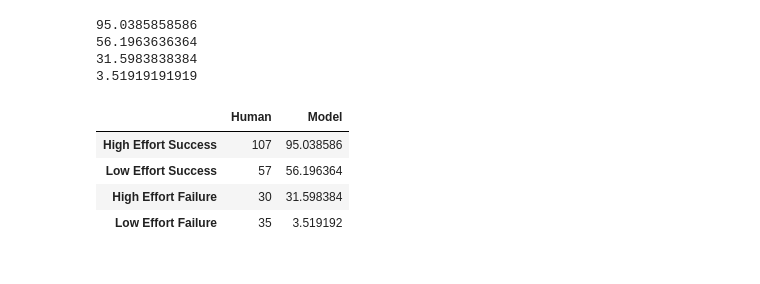
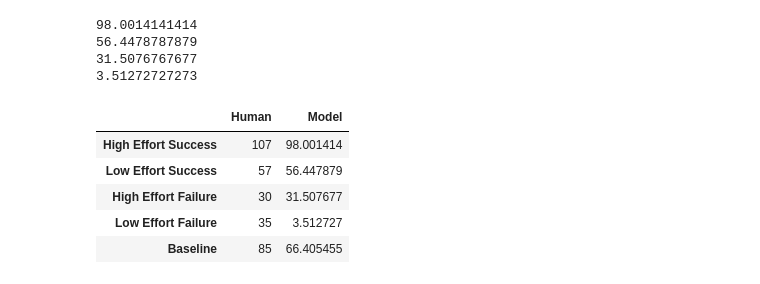
Before and after one commit to jlnrd/Effort, a Jupyter notebook: Effort_cogsci_2017.ipynb, the cells around one changed output. Cells and saved outputs as stored; diff of their text form; code cells hidden in the pictures.

```diff
--- a/Effort_cogsci_2017.ipynb
+++ b/Effort_cogsci_2017.ipynb
@@ -152,6 +183,8 @@ effort_high_success,skill_high_success = get_your_effort(REWARD,COST,sampled_dif
 effort_low_success,skill_low_success = get_your_effort(REWARD,COST,sampled_diff_low)
 effort_high_fail,skill_high_fail = get_your_effort(REWARD,COST,sampled_diff_high_fail)
 effort_low_fail,skill_low_fail = get_your_effort(REWARD,COST,sampled_diff_low_fail)
+
+effort_baseline, skill_baseline = get_your_effort(REWARD, COST, np.random.beta(tao_skill*u_skill,(1-u_skill)*tao_skill, size=1000))
 # %%
 df = []
 for s, e in zip(skill_high_success, effort_high_success):
@@ -182,9 +215,18 @@ for s, e in zip(skill_low_fail, effort_low_fail):
             'condition':'Low Effort Failure'
         })
 
+for s, e in zip(skill_baseline, effort_baseline):
+    df.append({
+            'skill':s,
+            'effort':e,
+            'condition':'Baseline'
+        })
+
 df = pd.DataFrame(df)
 
 sns.lmplot(x="skill", y="effort", hue="condition", scatter=False, ci=None, data=df, lowess=True)
 plt.ylim([0,1])
 plt.xlim([.10,.70])
+
+plt.savefig('/Users/Jlnrd/Desktop/scatter.pdf')
 # %% [output]
@@ -225,30 +266,31 @@ print np.mean(effort_baseline)
 # %%
 scale = 200
 print np.mean(effort_high_success)*scale
 print np.mean(effort_low_success)*scale
 print np.mean(effort_high_fail)*scale
 print np.mean(effort_low_fail)*scale
 
 df = pd.DataFrame([{'cond': 'High Effort \n Success', 'post': s*scale} for s in effort_high_success] +
                   [{'cond': 'Low Effort \n Success', 'post': s*scale} for s in effort_low_success] +
                   [{'cond': 'High Effort \n Failure', 'post': s*scale} for s in effort_high_fail] +
                   [{'cond': 'Low Effort \n Failure', 'post': s*scale} for s in effort_low_fail] +
                   [{'cond': 'Baseline', 'post': s*scale} for s in effort_baseline])
 
 # sns.boxplot('cond', 'post', data = df)
 
-d = {'Model' : pd.Series([np.mean(effort_high_success)*scale, np.mean(effort_low_success)*scale, np.mean(effort_high_fail)*scale, np.mean(effort_low_fail)*scale], index=['High Effort Success', 'Low Effort Success', 'High Effort Failure', 'Low Effort Failure']),
-     'Human' : pd.Series([107, 57, 30, 35], index=['High Effort Success', 'Low Effort Success', 'High Effort Failure', 'Low Effort Failure'])}
+d = {'Model' : pd.Series([np.mean(effort_high_success)*scale, np.mean(effort_low_success)*scale, np.mean(effort_high_fail)*scale, np.mean(effort_low_fail)*scale, np.mean(effort_baseline)*scale], index=['High Effort Success', 'Low Effort Success', 'High Effort Failure', 'Low Effort Failure',"Baseline"]),
+     'Human' : pd.Series([107, 57, 30, 35,85], index=['High Effort Success', 'Low Effort Success', 'High Effort Failure', 'Low Effort Failure',"Baseline"])}
 
 df = pd.DataFrame(d)
 df
 # %% [output]
-95.0385858586
-56.1963636364
-31.5983838384
-3.51919191919
+98.0014141414
+56.4478787879
+31.5076767677
+3.51272727273
 |  | Human | Model |
-| High Effort Success | 107 | 95.038586 |
-| Low Effort Success | 57 | 56.196364 |
-| High Effort Failure | 30 | 31.598384 |
-| Low Effort Failure | 35 | 3.519192 |
+| High Effort Success | 107 | 98.001414 |
+| Low Effort Success | 57 | 56.447879 |
+| High Effort Failure | 30 | 31.507677 |
+| Low Effort Failure | 35 | 3.512727 |
+| Baseline | 85 | 66.405455 |
```
Also changed, not shown: parts of 10 cells of this notebook, 1 other file.
